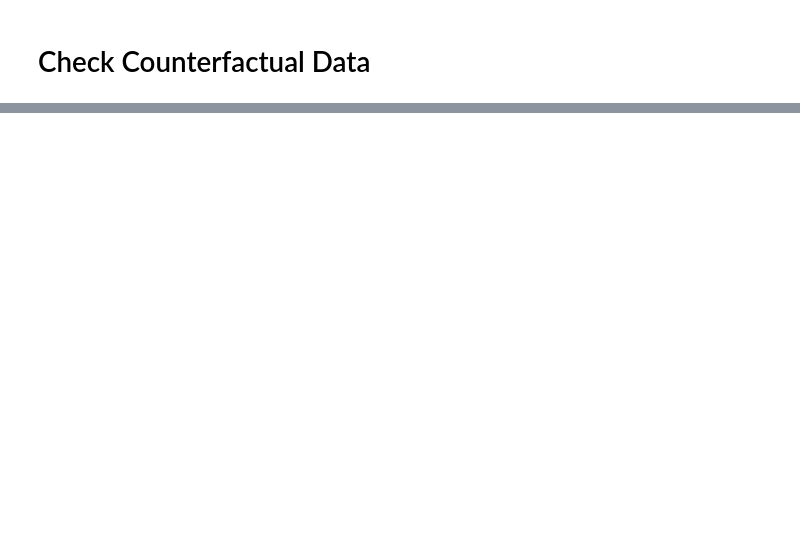
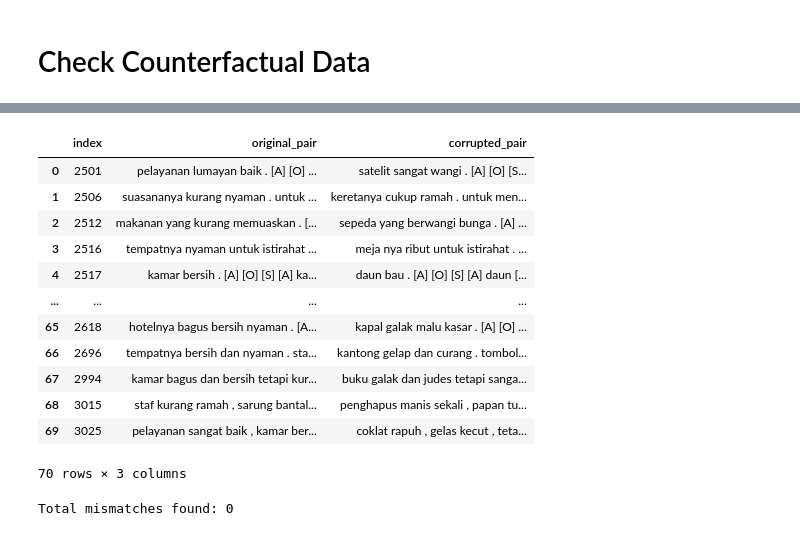
Before and after one commit to hanifmz07/absa-eap-ig, a Jupyter notebook: check_counterfact.ipynb, the cells around one changed output, grey strips where cells are left out. Saved outputs shown, nothing was run; the diff lists cells and outputs as text; code cells hidden in the pictures; blank space fills up the shorter version.

```diff
--- a/check_counterfact.ipynb
+++ b/check_counterfact.ipynb
@@ -21,11 +25,10 @@ def get_google_sheet(sheet_id: str, sheet_gid: str) -> pd.DataFrame:
 	url = f'https://docs.google.com/spreadsheets/d/{sheet_id}/export?format=csv&gid={sheet_gid}'
 	df = pd.read_csv(url)
 	return df
-
-google_sheet_id = 'YOUR_SHEETS_ID_HERE'  # Replace with your actual Google Sheet ID
-gid_eng = 'GID_FOR_ENGLISH_SHEET'  # Replace with the actual GID for the English sheet
-gid_indo = 'GID_FOR_INDONESIAN_SHEET'  # Replace with the actual GID for the Indonesian sheet
-gid_sunda = 'GID_FOR_SUNDA_SHEET'  # Replace with the actual GID for the Sunda sheet
+google_sheet_id = '1cukGqysonkhQFD8_0rWgLYpMg95EPqm_5B3svOryf0A'  # Replace with your actual Google Sheet ID
+gid_eng = '257590483'  # Replace with the actual GID for the English sheet
+gid_indo = '257590483'  # Replace with the actual GID for the Indonesian sheet
+gid_sunda = '257590483'  # Replace with the actual GID for the Sunda sheet
 filled_counterfacts = {}
 try:
 	for lang in ['eng', 'indo', 'sunda']:
@@ -54,6 +73,22 @@ def extract_triplet_fixed(text):
 			return (aspect, opinion, sentiment)
 	except:
 		return None
+# %%
+filled_counterfacts['indo']
+# %% [output]
+|  | index | original_pair | corrupted_pair |
+| 0 | 2501 | pelayanan lumayan baik . [A] [O] ... | satelit sangat wangi . [A] [O] [S... |
+| 1 | 2506 | suasananya kurang nyaman . untuk ... | keretanya cukup ramah . untuk men... |
+| 2 | 2512 | makanan yang kurang memuaskan . [... | sepeda yang berwangi bunga . [A] ... |
+| 3 | 2516 | tempatnya nyaman untuk istirahat ... | meja nya ribut untuk istirahat . ... |
+| 4 | 2517 | kamar bersih . [A] [O] [S] [A] ka... | daun bau . [A] [O] [S] [A] daun [... |
+| ... | ... | ... | ... |
+| 65 | 2618 | hotelnya bagus bersih nyaman . [A... | kapal galak malu kasar . [A] [O] ... |
+| 66 | 2696 | tempatnya bersih dan nyaman . sta... | kantong gelap dan curang . tombol... |
+| 67 | 2994 | kamar bagus dan bersih tetapi kur... | buku galak dan judes tetapi sanga... |
+| 68 | 3015 | staf kurang ramah , sarung bantal... | penghapus manis sekali , papan tu... |
+| 69 | 3025 | pelayanan sangat baik , kamar ber... | coklat rapuh , gelas kecut , teta... |
+70 rows × 3 columns
 # %%
 lang = 'indo'  # Change this to 'indo' or 'sunda' as needed
 # Original sentence
@@ -158,6 +193,8 @@ for idx, (original_text, candidate) in enumerate(zip(original_texts, candidate_t
 		# filled_counterfacts[lang].loc[idx, 'valid'] = False
 
 print(f"Total mismatches found: {count_mismatches}")
+# %% [output]
+Total mismatches found: 0
 # %%
 # Store to csv
 filled_counterfacts['indo'].to_csv(f'temp/filled_counterfacts_indo.csv', index=False)
```
Also changed, not shown: parts of 3 cells of this notebook, 8 other files.
